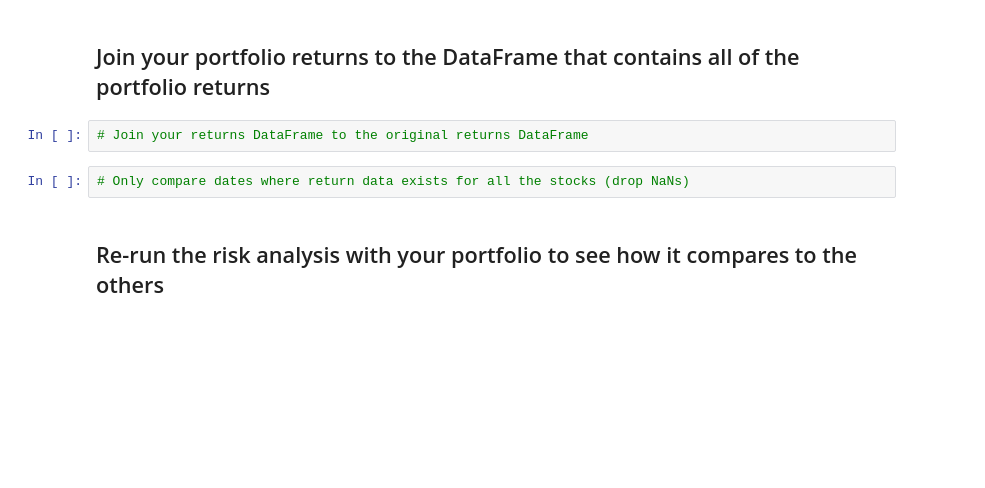
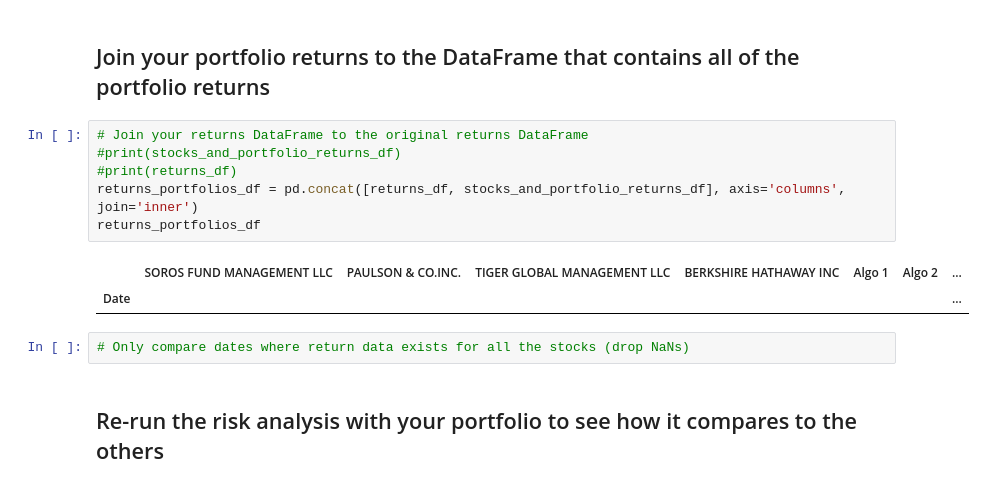
Before and after one commit to boz-tcm/pandas-challenge, a Jupyter notebook: whale_analysis.ipynb, the cells around one changed output. Drawn from its saved outputs; the diff is of its cells as text; blank space fills up the shorter version.

```diff
--- a/whale_analysis.ipynb
+++ b/whale_analysis.ipynb
@@ -891,6 +925,13 @@ weights = [1/3, 1/3, 1/3]
 ## Join your portfolio returns to the DataFrame that contains all of the portfolio returns
 # %%
 # Join your returns DataFrame to the original returns DataFrame
+#print(stocks_and_portfolio_returns_df)
+#print(returns_df)
+returns_portfolios_df = pd.concat([returns_df, stocks_and_portfolio_returns_df], axis='columns', join='inner')
+returns_portfolios_df
+# %% [output]
+|  | SOROS FUND MANAGEMENT LLC | PAULSON & CO.INC. | TIGER GLOBAL MANAGEMENT LLC | BERKSHIRE HATHAWAY INC | Algo 1 | Algo 2 | ... |
+| Date |  |  |  |  |  |  | ... |
 # %%
 # Only compare dates where return data exists for all the stocks (drop NaNs)
 # %% [markdown]
```
Also changed, not shown: parts of 3 cells of this notebook.
